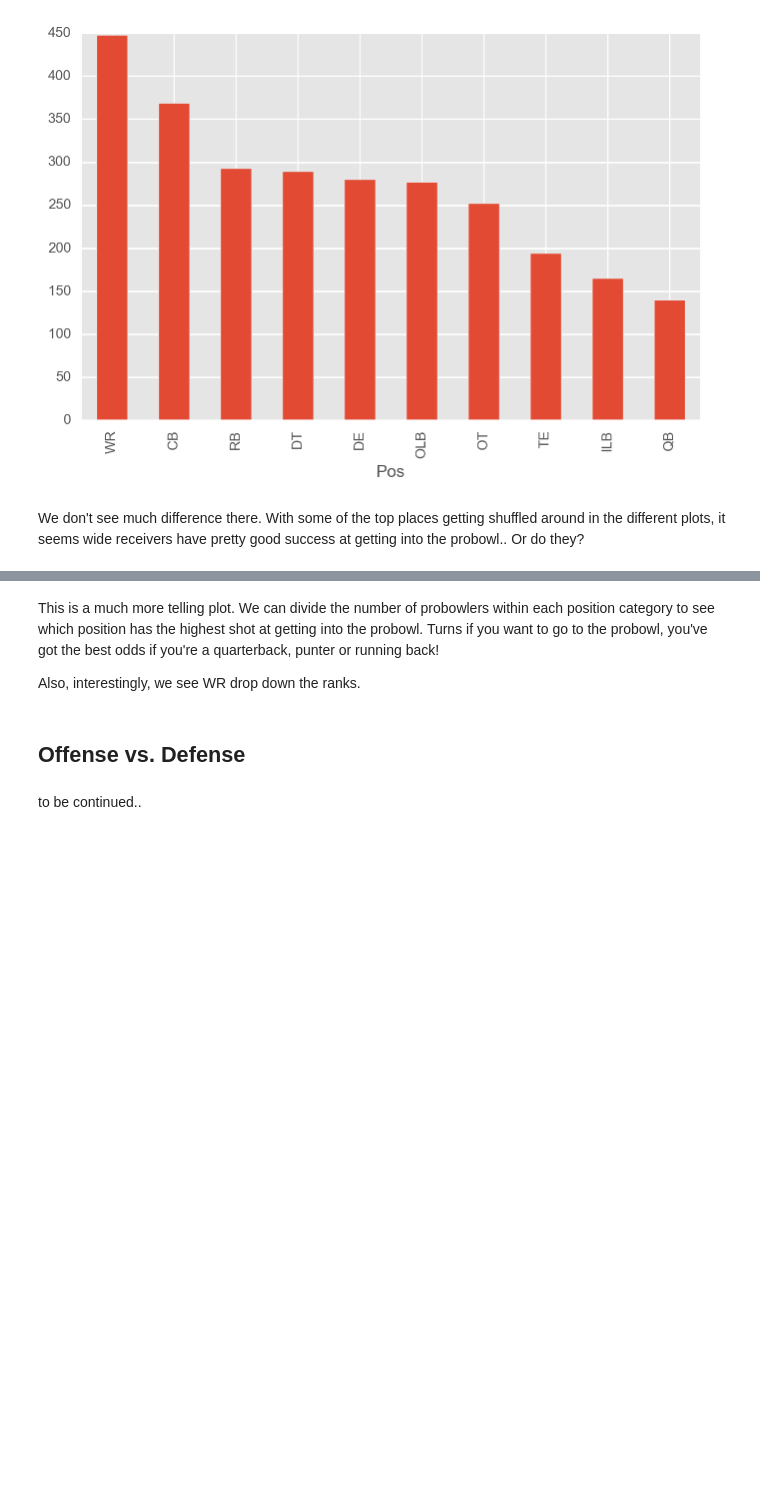
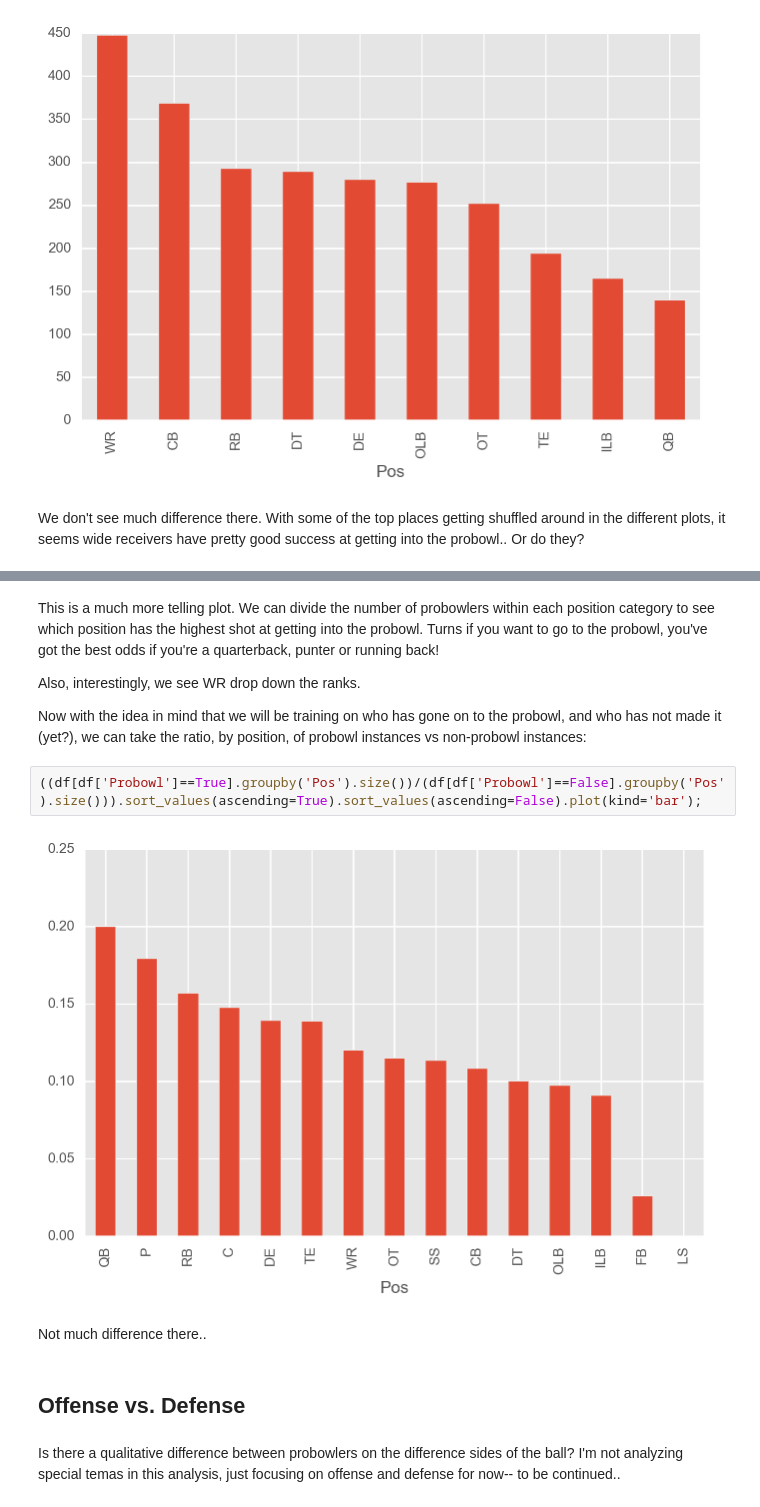
Before and after one commit to richardagalvez/NFLAnalysis, a Jupyter notebook: Data_exploration.ipynb, the cells around one changed output, grey strips where cells are left out. Drawn from its saved outputs; the diff is of its cells as text; blank space fills up the shorter version.

```diff
--- a/Data_exploration.ipynb
+++ b/Data_exploration.ipynb
@@ -115,7 +114,16 @@ We don't see much difference there. With some of the top places getting shuffled
 This is a much more telling plot. We can divide the number of probowlers within each position category to see which position has the highest shot at getting into the probowl. Turns if you want to go to the probowl, you've got the best odds if you're a quarterback, punter or running back!
 
 Also, interestingly, we see WR drop down the ranks.
+
+Now with the idea in mind that we will be training on who has gone on to the probowl, and who has not made it (yet?), we can take the ratio, by position, of probowl instances vs non-probowl instances:
+# %%
+((df[df['Probowl']==True].groupby('Pos').size())/(df[df['Probowl']==False].groupby('Pos').size())).sort_values(ascending=True).sort_values(ascending=False).plot(kind='bar');
+# %% [output]
+[figure, added]
+# %% [markdown]
+Not much difference there..
 # %% [markdown]
 ## Offense vs. Defense
-# %% [markdown]
-to be continued..
+# %% [markdown]
+Is there a qualitative difference between probowlers on the difference sides of the ball? I'm not analyzing special temas in this analysis, just focusing on offense and defense for now--
+to be continued..
```
Also changed, not shown: parts of 1 cell of this notebook.
